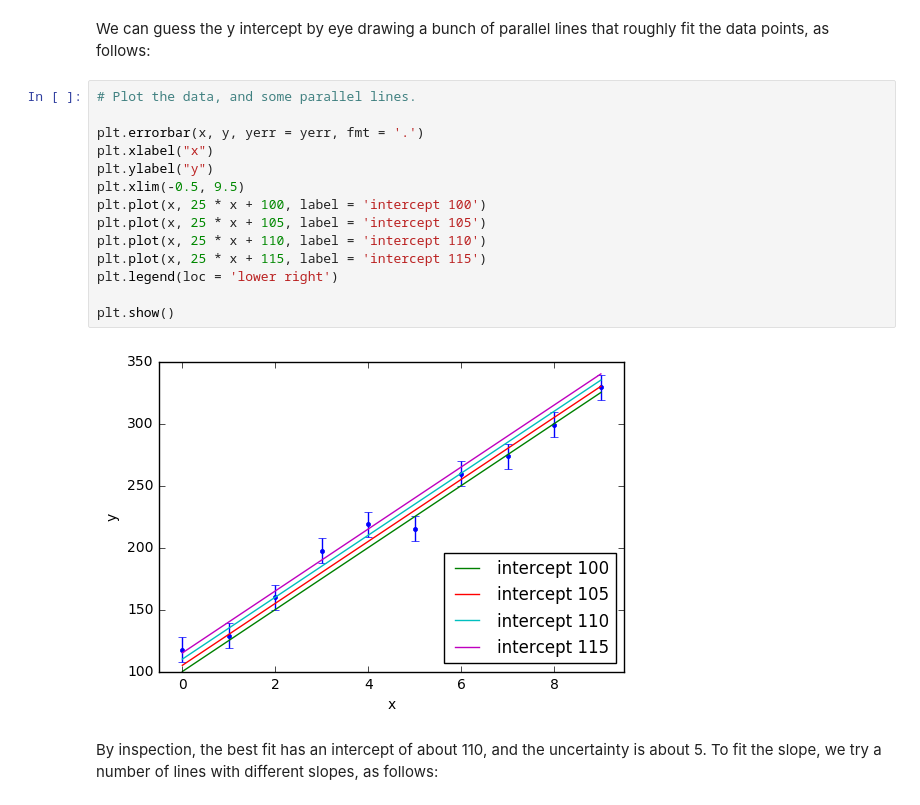
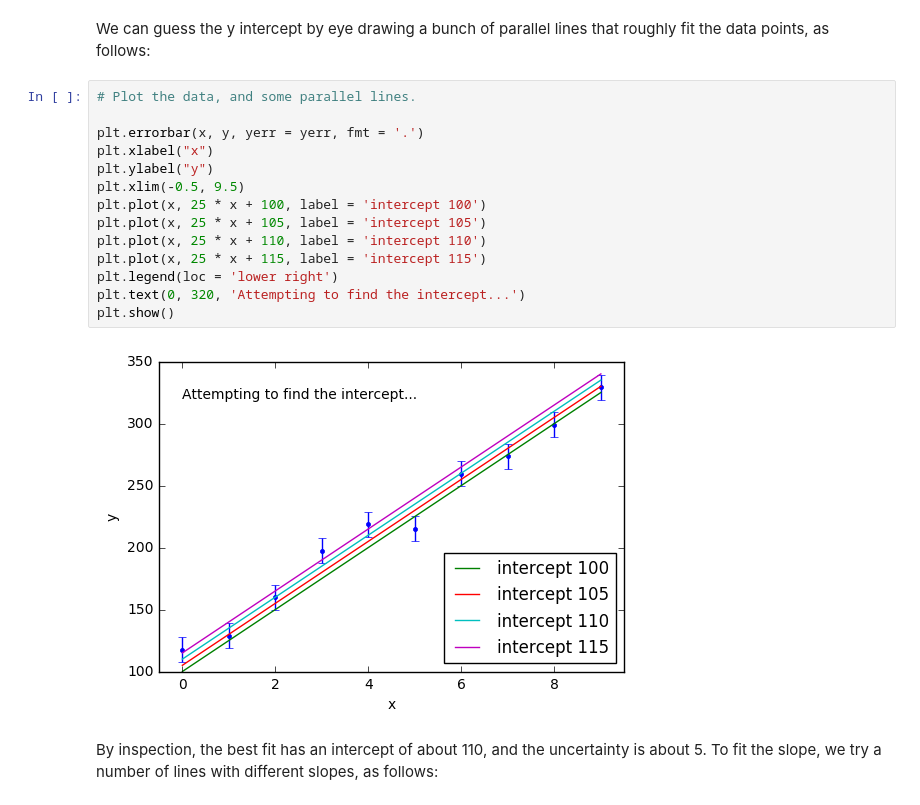
Before and after one commit to phys3112/intro, a Jupyter notebook: mcba12-fitting-a-straight-line.ipynb, the cells around one changed output. Cells and saved outputs as stored; diff of their text form.

```diff
--- a/mcba12-fitting-a-straight-line.ipynb
+++ b/mcba12-fitting-a-straight-line.ipynb
@@ -41,19 +42,19 @@ We can guess the y intercept by eye drawing a bunch of parallel lines that rough
 # %%
 # Plot the data, and some parallel lines.
 
 plt.errorbar(x, y, yerr = yerr, fmt = '.')
 plt.xlabel("x")
 plt.ylabel("y")
 plt.xlim(-0.5, 9.5)
 plt.plot(x, 25 * x + 100, label = 'intercept 100')
 plt.plot(x, 25 * x + 105, label = 'intercept 105')
 plt.plot(x, 25 * x + 110, label = 'intercept 110')
 plt.plot(x, 25 * x + 115, label = 'intercept 115')
 plt.legend(loc = 'lower right')
-
+plt.text(0, 320, 'Attempting to find the intercept...')
 plt.show()
 # %% [output]
-[figure, old version]
+[figure, new version]
 # %% [markdown]
 By inspection, the best fit has an intercept of about 110, and the uncertainty is about 5. To fit the slope, we try a number of lines with different slopes, as follows:
 # %%
```
Also changed, not shown: parts of 3 cells of this notebook, 1 other file.
